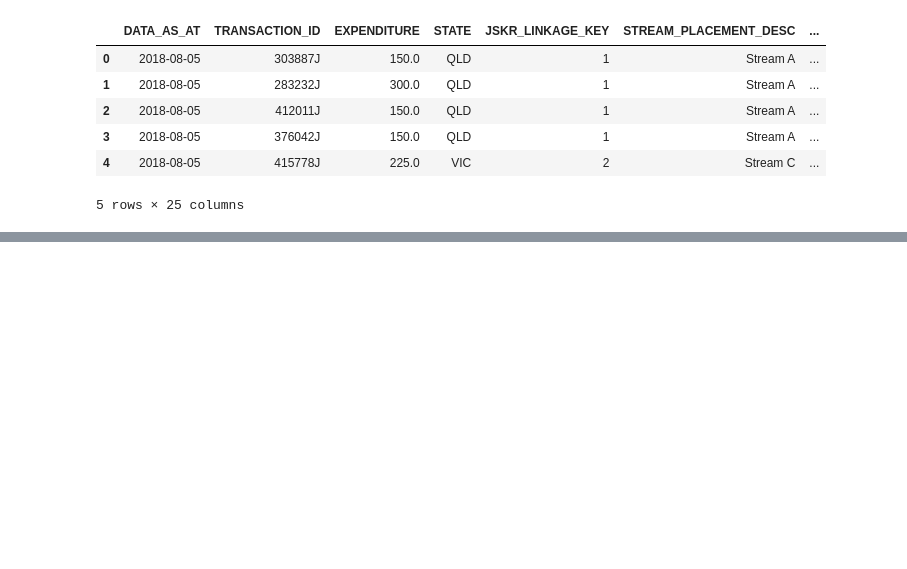
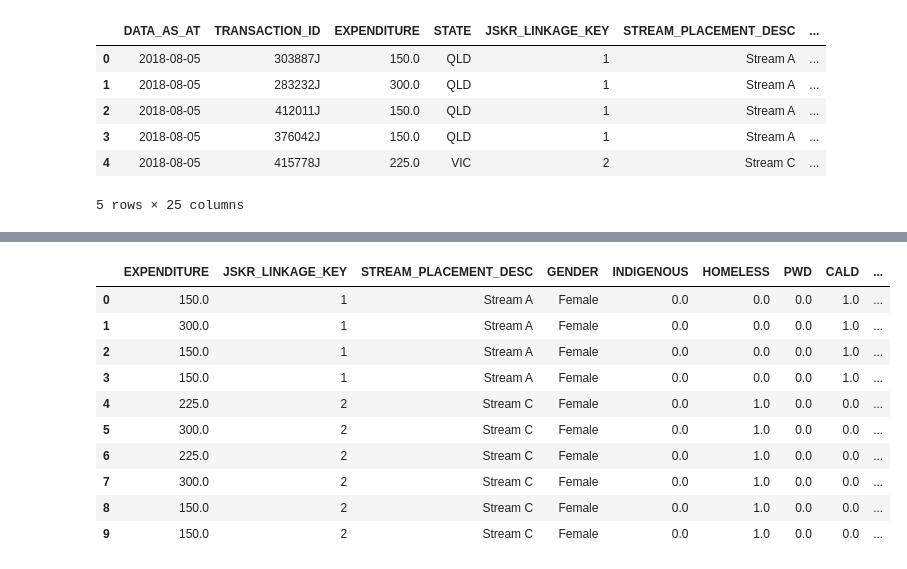
Before and after one commit to abayup14/CapstoneBangkit, a Jupyter notebook: Machine Learning/model_1/DP government funding.ipynb, the cells around one changed output, grey strips where cells are left out. Saved outputs shown, nothing was run; the diff lists cells and outputs as text; code cells hidden in the pictures; blank space fills up the shorter version.

```diff
--- a/Machine Learning/model_1/DP government funding.ipynb
+++ b/Machine Learning/model_1/DP government funding.ipynb
@@ -14,0 +4,4 @@ df.head()
+# %%
+filename = "cleaned_jobactive.zip"
+df = pd.read_csv(filename, compression="zip")
+df.head(10)
@@ -71,0 +75,17 @@ print(df.head())
+# %%
+col_to_drop = ["ef_category_description".upper(), "activity_type_desc".upper(), "activity_sub_desc".upper(), "ef_category_adj".upper(), "derived_date_of_service".upper(), "education_level_desc".upper()]
+df.drop(col_to_drop, inplace=True, axis=1)
+# %%
+df.head(10)
+# %% [output]
+|  | EXPENDITURE | JSKR_LINKAGE_KEY | STREAM_PLACEMENT_DESC | GENDER | INDIGENOUS | HOMELESS | PWD | CALD | ... |
+| 0 | 150.0 | 1 | Stream A | Female | 0.0 | 0.0 | 0.0 | 1.0 | ... |
+| 1 | 300.0 | 1 | Stream A | Female | 0.0 | 0.0 | 0.0 | 1.0 | ... |
+| 2 | 150.0 | 1 | Stream A | Female | 0.0 | 0.0 | 0.0 | 1.0 | ... |
+| 3 | 150.0 | 1 | Stream A | Female | 0.0 | 0.0 | 0.0 | 1.0 | ... |
+| 4 | 225.0 | 2 | Stream C | Female | 0.0 | 1.0 | 0.0 | 0.0 | ... |
+| 5 | 300.0 | 2 | Stream C | Female | 0.0 | 1.0 | 0.0 | 0.0 | ... |
+| 6 | 225.0 | 2 | Stream C | Female | 0.0 | 1.0 | 0.0 | 0.0 | ... |
+| 7 | 300.0 | 2 | Stream C | Female | 0.0 | 1.0 | 0.0 | 0.0 | ... |
+| 8 | 150.0 | 2 | Stream C | Female | 0.0 | 1.0 | 0.0 | 0.0 | ... |
+| 9 | 150.0 | 2 | Stream C | Female | 0.0 | 1.0 | 0.0 | 0.0 | ... |
```
Also changed, not shown: parts of 8 cells of this notebook, 5 other files.
